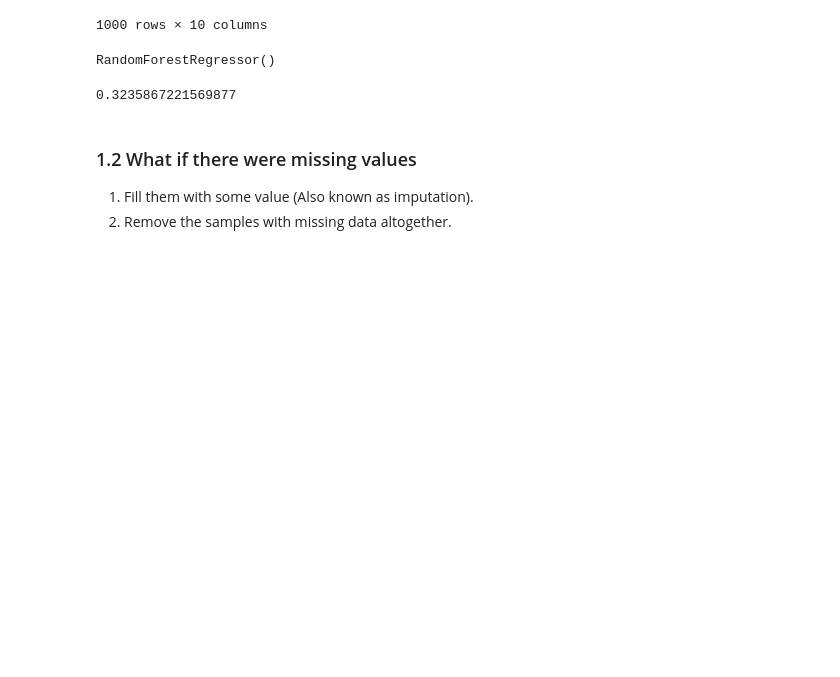
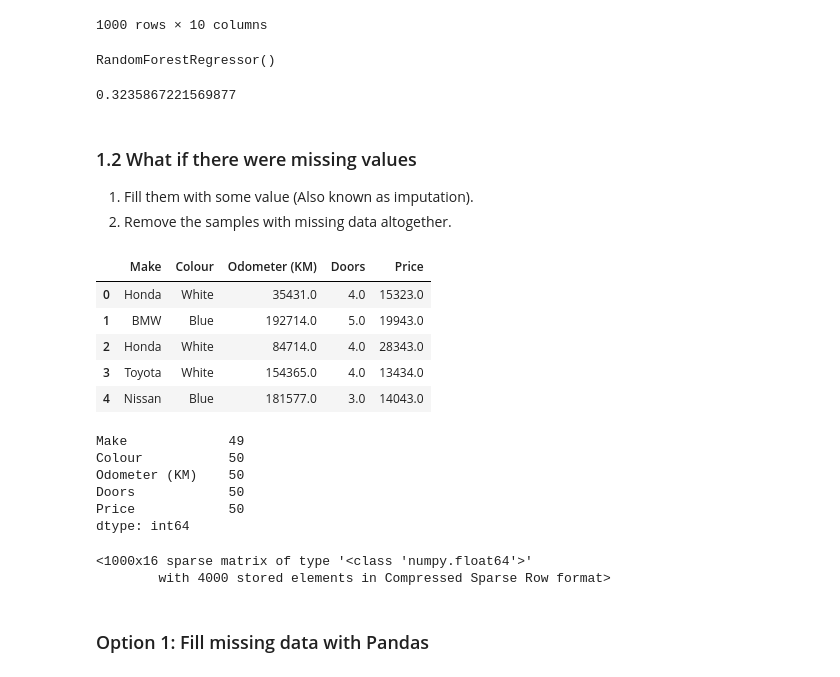
Before and after one commit to ParasKore2003/Machine-Learning, a Jupyter notebook: Practice/Scikit Learn/task/Introduction_Scikit_learn.ipynb, the cells around one changed output. Saved outputs shown, nothing was run; the diff lists cells and outputs as text; code cells hidden in the pictures; blank space fills up the shorter version.

```diff
--- a/Practice/Scikit Learn/task/Introduction_Scikit_learn.ipynb
+++ b/Practice/Scikit Learn/task/Introduction_Scikit_learn.ipynb
@@ -368,3 +368,23 @@ model.score(X_test, y_test)
 
 1. Fill them with some value (Also known as imputation).
 2. Remove the samples with missing data altogether.
+# %%
+# Importcar-sales-missing data
+car_sales_missing = pd.read_csv("car-sales-extended-missing-data.csv")
+car_sales_missing.head()
+# %% [output]
+|  | Make | Colour | Odometer (KM) | Doors | Price |
+| 0 | Honda | White | 35431.0 | 4.0 | 15323.0 |
+| 1 | BMW | Blue | 192714.0 | 5.0 | 19943.0 |
+| 2 | Honda | White | 84714.0 | 4.0 | 28343.0 |
+| 3 | Toyota | White | 154365.0 | 4.0 | 13434.0 |
+| 4 | Nissan | Blue | 181577.0 | 3.0 | 14043.0 |
+# %%
+car_sales_missing.isna().sum()
+# %% [output]
+Make             49
+Colour           50
+Odometer (KM)    50
+Doors            50
+Price            50
+dtype: int64
@@ -370,0 +395,18 @@ model.score(X_test, y_test)
+# %%
+# Lets try and convert our data to numbers
+from sklearn.preprocessing import OneHotEncoder
+from sklearn.compose import ColumnTransformer
+
+categorial_features = ["Make", "Colour", "Doors"]
+one_hot = OneHotEncoder()
+transformer = ColumnTransformer([["one_hot", one_hot, categorial_features]], remainder="passthrough")
+
+transformered_X = transformer.fit_transform(X)
+transformered_X
+
+# It is important to note here that, even though there some values missing in the dataframe, due to the recent update it is getting ignored.
+# %% [output]
+<1000x16 sparse matrix of type '<class 'numpy.float64'>'
+        with 4000 stored elements in Compressed Sparse Row format>
+# %% [markdown]
+### Option 1: Fill missing data with Pandas
```
Also changed, not shown: parts of 13 cells of this notebook.
